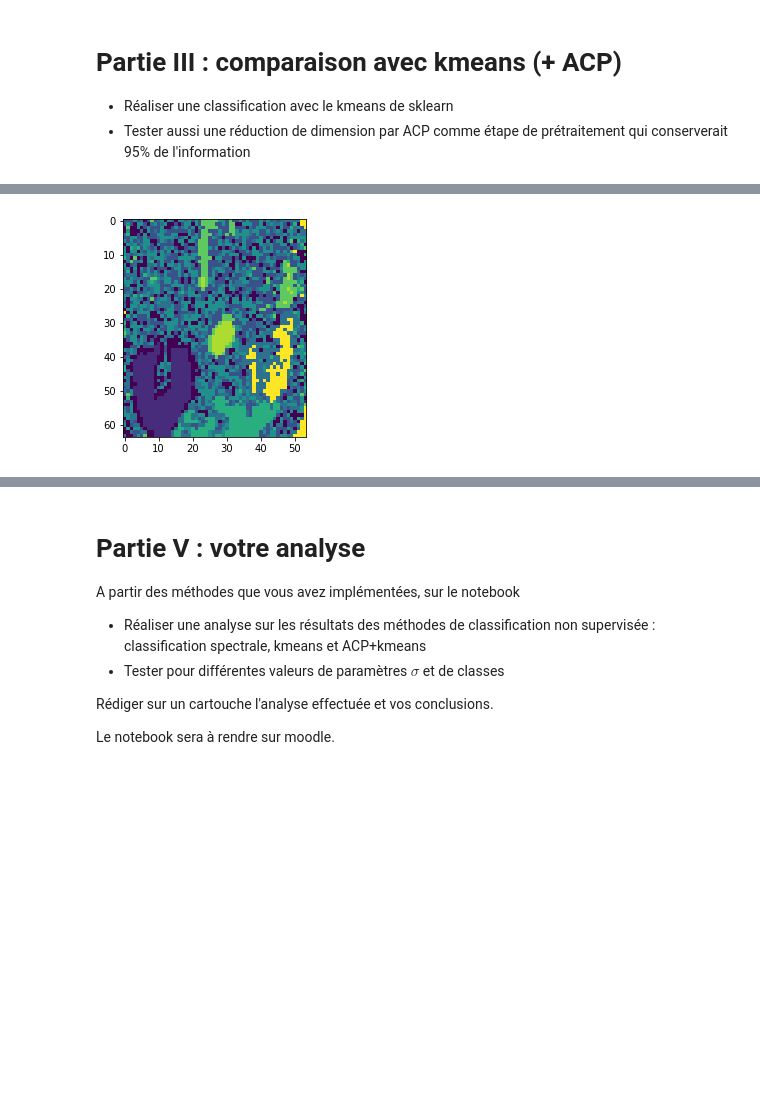
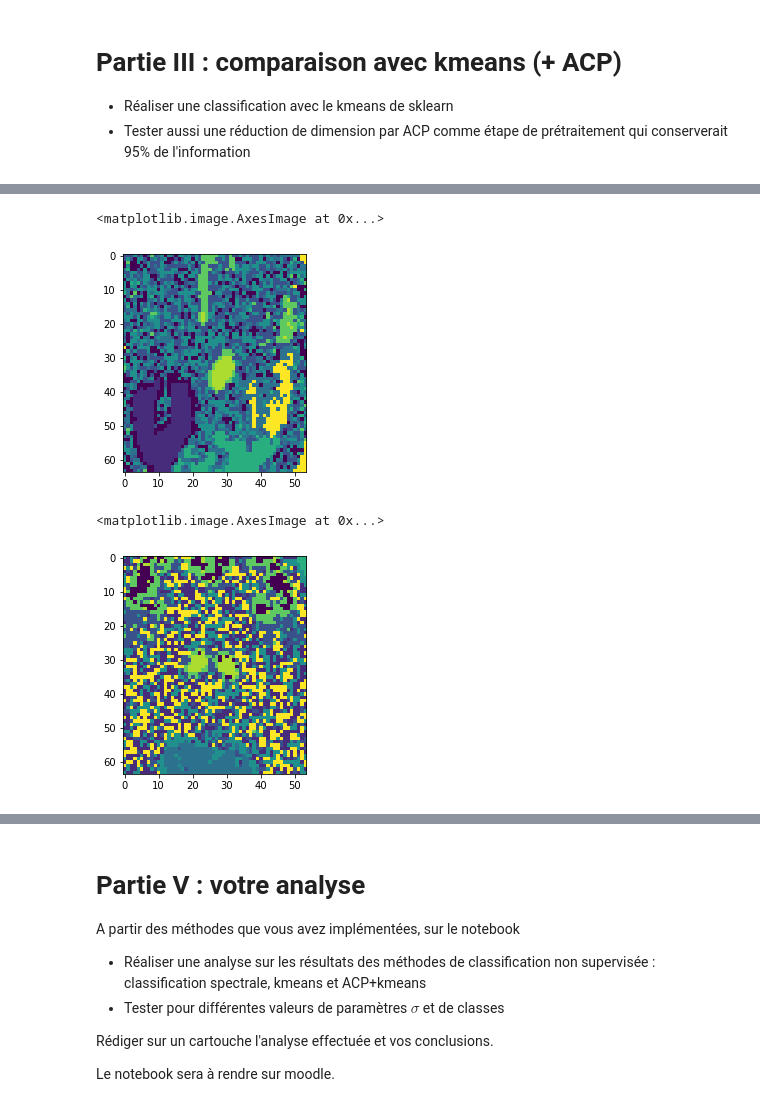
Before and after one commit to TwilCynder/univ-documents, a Jupyter notebook: M1/S7/csap/Miniprojet/SujetMiniProjet/MiniProjet_SegmentationTEP.ipynb, the cells around one changed output, grey strips where cells are left out. Cells and saved outputs as stored; diff of their text form; code cells hidden in the pictures; blank space fills up the shorter version.

```diff
--- a/M1/S7/csap/Miniprojet/SujetMiniProjet/MiniProjet_SegmentationTEP.ipynb
+++ b/M1/S7/csap/Miniprojet/SujetMiniProjet/MiniProjet_SegmentationTEP.ipynb
@@ -224,14 +218,28 @@ showKmeans(ExpleJouet, 2)
 # %%
 # Tester sur les TACS
 
-def show2DKmeans(data, k, shape):
+def KMEANS(data, k):
   kmeans = KMeans(k, init='k-means++', random_state=0).fit(data)
-  repartition=np.reshape(kmeans.labels_,shape)
-  plt.imshow(repartition.T)
+  return kmeans.labels_
 
-show2DKmeans(data_S, 9, ((54, 64)))
+
+kmeansSansACP_S = KMEANS(data_S, 9)
+
+imgKmeansSansACP_S = np.reshape(kmeansSansACP_S, (54, 64)).T
+
+plt.imshow(imgKmeansSansACP_S)
 # %% [output]
+<matplotlib.image.AxesImage at 0x...>
 [figure]
+# %%
+kmeansSansACP_T = KMEANS(data_T, 9)
+
+imgKmeansSansACP_T = np.reshape(kmeansSansACP_T, (54, 64)).T
+
+plt.imshow(imgKmeansSansACP_T)
+# %% [output]
+<matplotlib.image.AxesImage at 0x...>
+[figure, added]
 # %%
 # AVEC ACP
 
```
Also changed, not shown: parts of 10 cells of this notebook, 31 other files.
